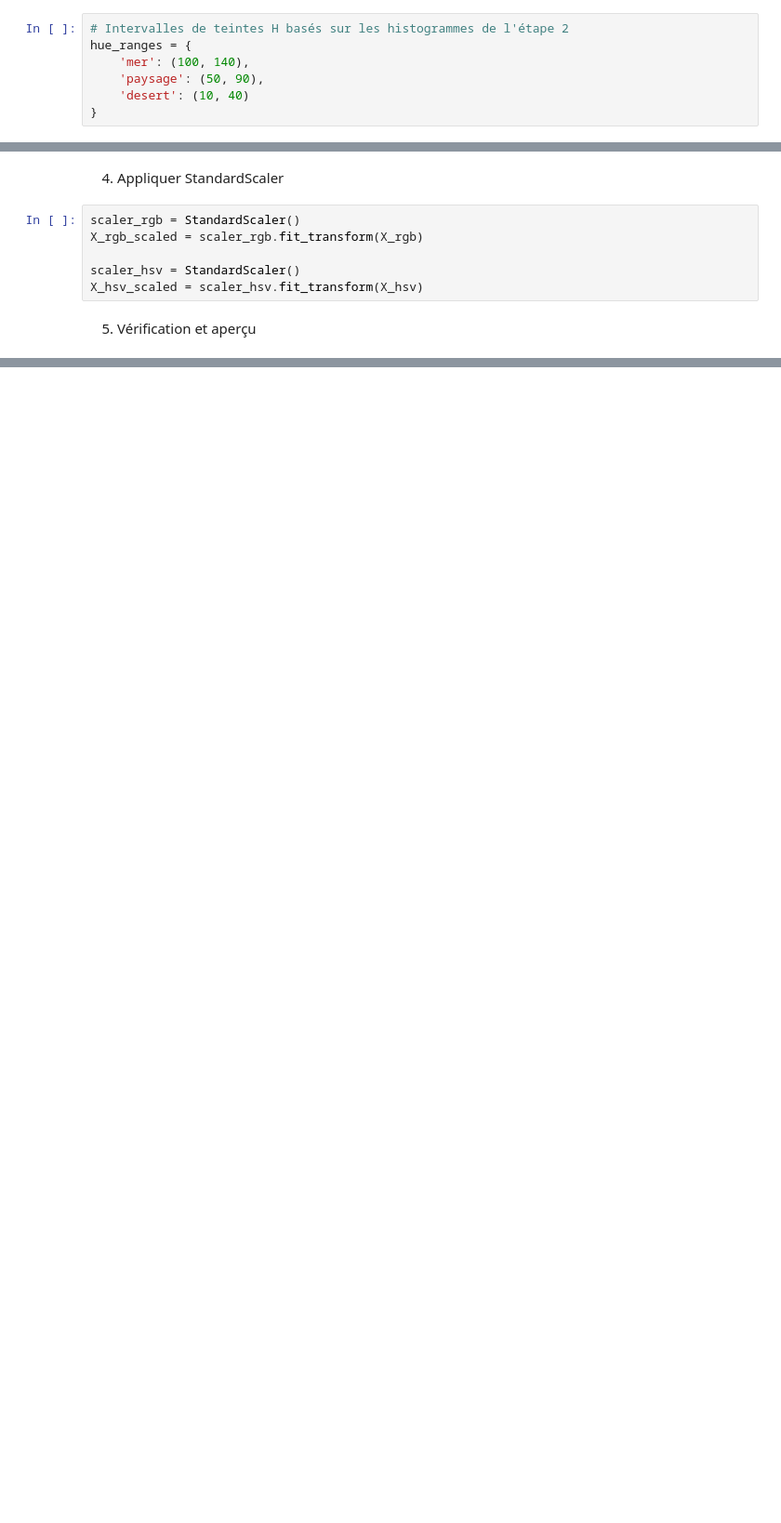
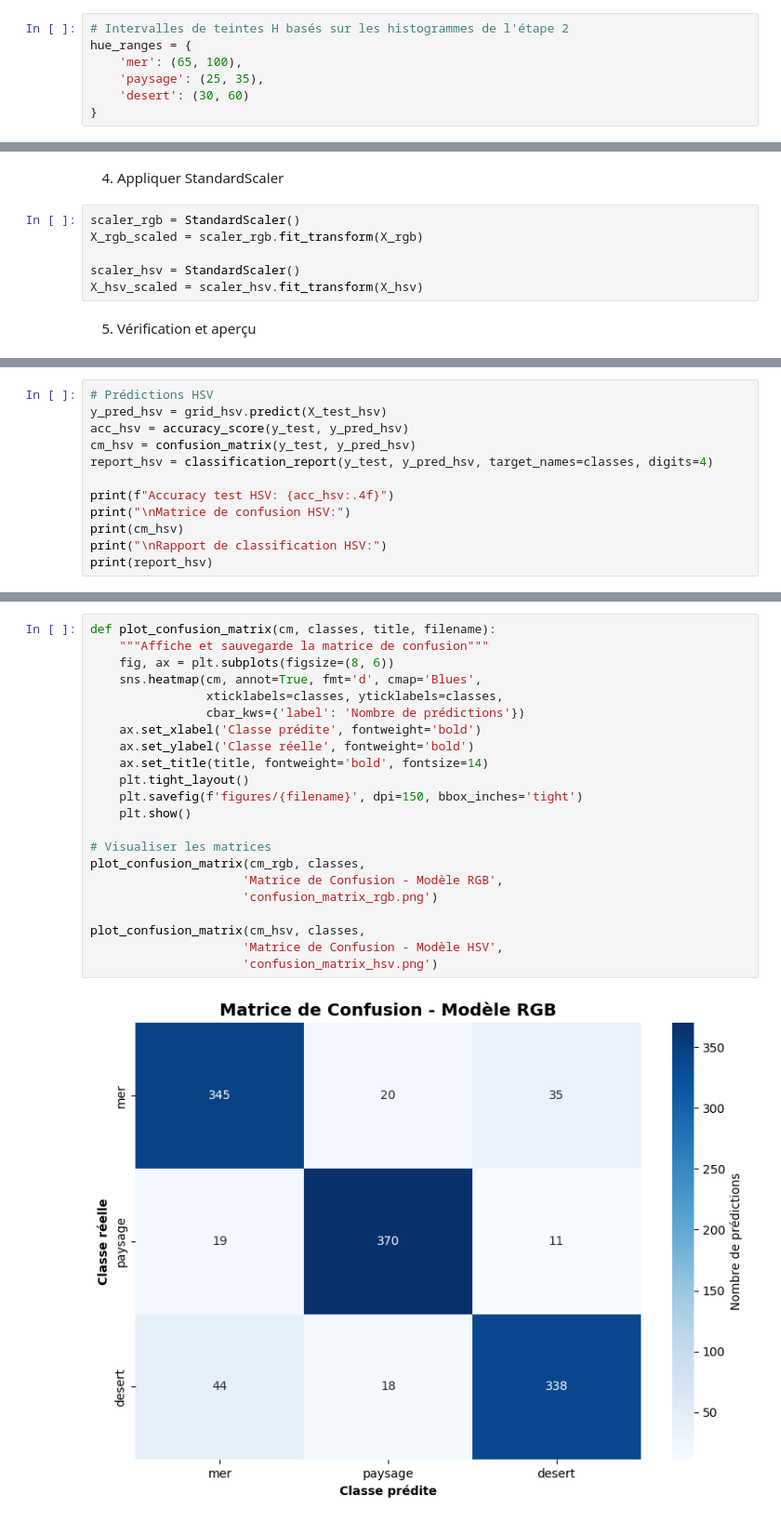
Before and after one commit to ZaaliMohamed123/svm-nature-scene-classifier, a Jupyter notebook: notebooks/classification_svm.ipynb, the cells around one changed output, grey strips where cells are left out. Shown: that part at 93% size. Cells and saved outputs as stored; diff of their text form; blank space fills up the shorter version.

```diff
--- a/notebooks/classification_svm.ipynb
+++ b/notebooks/classification_svm.ipynb
@@ -290,9 +300,9 @@ Moyenne V : 188.59 / /écarts-type = 42.33
 # %%
 # Intervalles de teintes H basés sur les histogrammes de l'étape 2
 hue_ranges = {
-    'mer': (100, 140),
-    'paysage': (50, 90),
-    'desert': (10, 40)
+    'mer': (65, 100),
+    'paysage': (25, 35),
+    'desert': (30, 60)
 }
 # %% [markdown]
 2. Fonction extract_color_features
@@ -395,0 +568,12 @@ Aperçu y (10 premiers labels): [0 0 0 0 0 0 0 0 0 0]
+# %%
+# Prédictions HSV
+y_pred_hsv = grid_hsv.predict(X_test_hsv)
+acc_hsv = accuracy_score(y_test, y_pred_hsv)
+cm_hsv = confusion_matrix(y_test, y_pred_hsv)
+report_hsv = classification_report(y_test, y_pred_hsv, target_names=classes, digits=4)
+
+print(f"Accuracy test HSV: {acc_hsv:.4f}")
+print("\nMatrice de confusion HSV:")
+print(cm_hsv)
+print("\nRapport de classification HSV:")
+print(report_hsv)
@@ -395,0 +600,24 @@ Aperçu y (10 premiers labels): [0 0 0 0 0 0 0 0 0 0]
+# %%
+def plot_confusion_matrix(cm, classes, title, filename):
+    """Affiche et sauvegarde la matrice de confusion"""
+    fig, ax = plt.subplots(figsize=(8, 6))
+    sns.heatmap(cm, annot=True, fmt='d', cmap='Blues',
+                xticklabels=classes, yticklabels=classes,
+                cbar_kws={'label': 'Nombre de prédictions'})
+    ax.set_xlabel('Classe prédite', fontweight='bold')
+    ax.set_ylabel('Classe réelle', fontweight='bold')
+    ax.set_title(title, fontweight='bold', fontsize=14)
+    plt.tight_layout()
+    plt.savefig(f'figures/{filename}', dpi=150, bbox_inches='tight')
+    plt.show()
+
+# Visualiser les matrices
+plot_confusion_matrix(cm_rgb, classes,
+                     'Matrice de Confusion - Modèle RGB',
+                     'confusion_matrix_rgb.png')
+
+plot_confusion_matrix(cm_hsv, classes,
+                     'Matrice de Confusion - Modèle HSV',
+                     'confusion_matrix_hsv.png')
+# %% [output]
+[figure, added]
```
Also changed, not shown: parts of 26 cells of this notebook, 4 other files.
